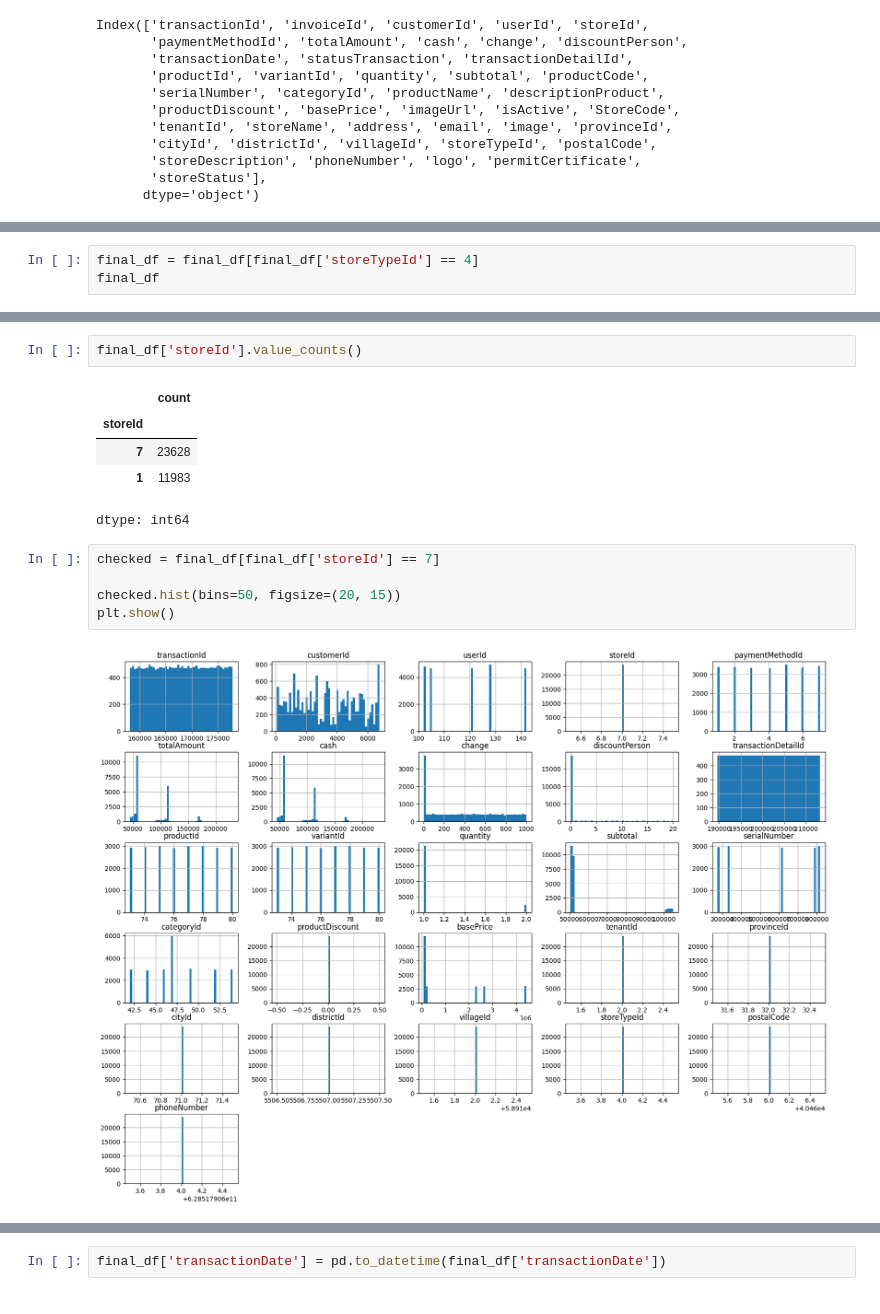
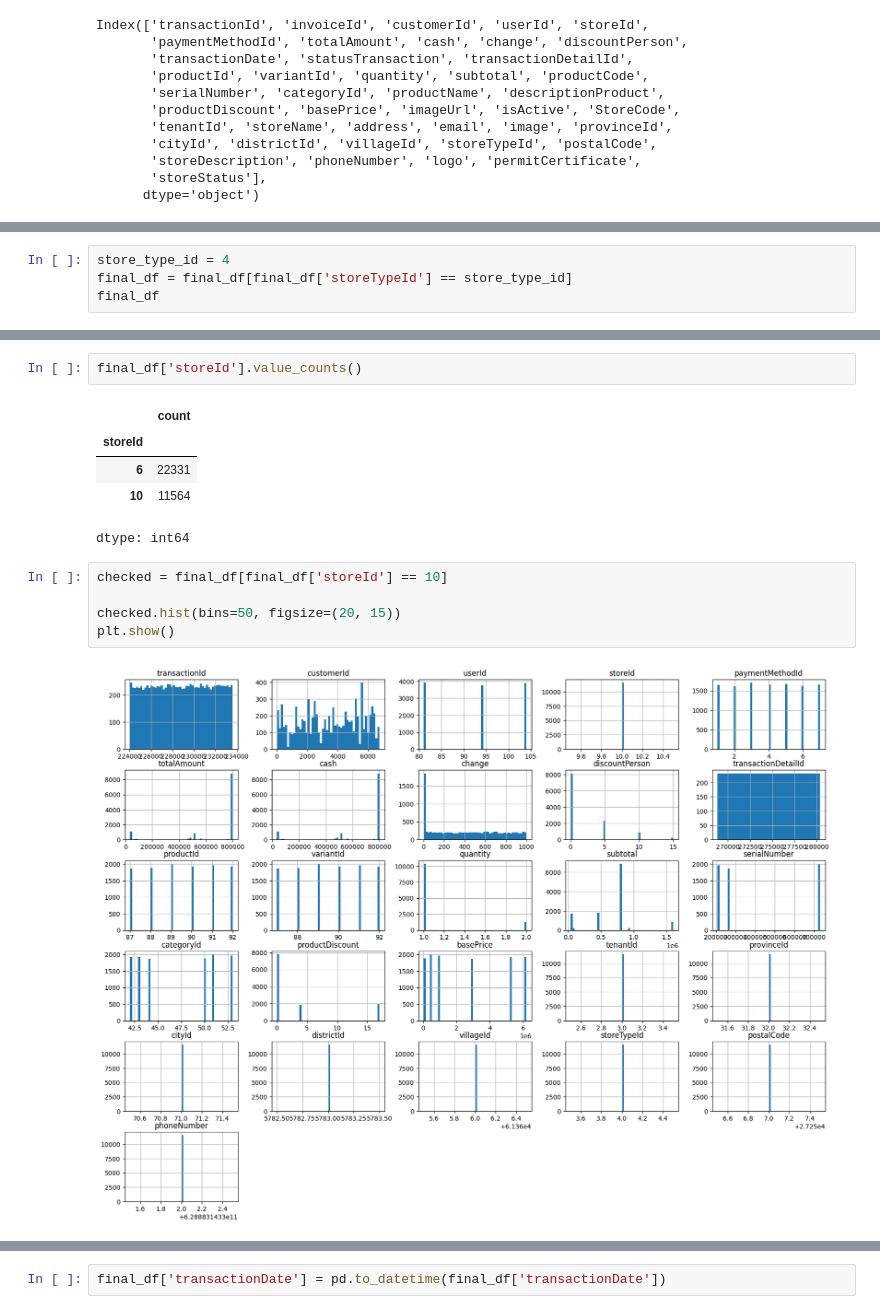
Before and after one commit to zhulkhoirrifat/nuka-pos, a Jupyter notebook: TimeSeriesElektronik.ipynb, the cells around one changed output, grey strips where cells are left out. Cells and saved outputs as stored; diff of their text form.

```diff
--- a/TimeSeriesElektronik.ipynb
+++ b/TimeSeriesElektronik.ipynb
@@ -107,5 +137,6 @@ final_df
 # %%
-final_df = final_df[final_df['storeTypeId'] == 4]
+store_type_id = 4
+final_df = final_df[final_df['storeTypeId'] == store_type_id]
 final_df
 # %% [output]
 |  | transactionId | invoiceId | customerId | userId | storeId | paymentMethodId | totalAmount | cash | ... |
@@ -126,14 +157,14 @@ final_df['storeId'].value_counts()
 # %% [output]
 |  | count |
 | storeId |  |
-| 7 | 23628 |
-| 1 | 11983 |
+| 6 | 22331 |
+| 10 | 11564 |
 dtype: int64
 # %%
-checked = final_df[final_df['storeId'] == 7]
+checked = final_df[final_df['storeId'] == 10]
 
 checked.hist(bins=50, figsize=(20, 15))
 plt.show()
 # %% [output]
-[figure, old version]
+[figure, new version]
 # %%
```
Also changed, not shown: parts of 32 cells of this notebook.
